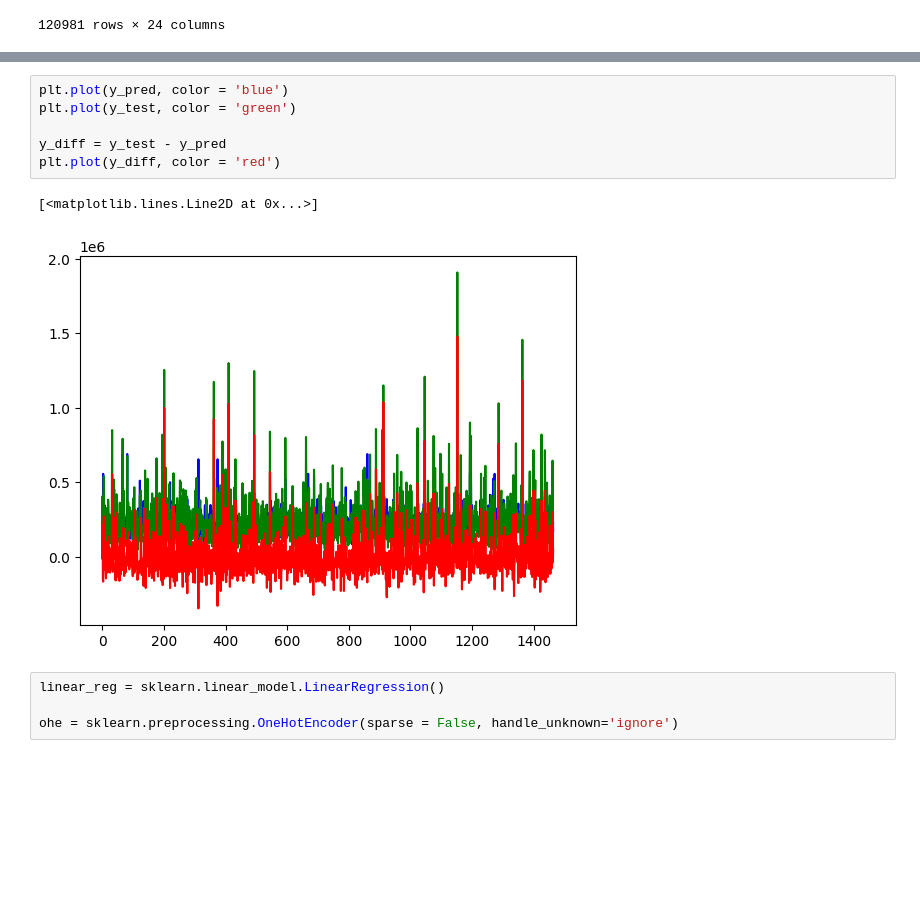
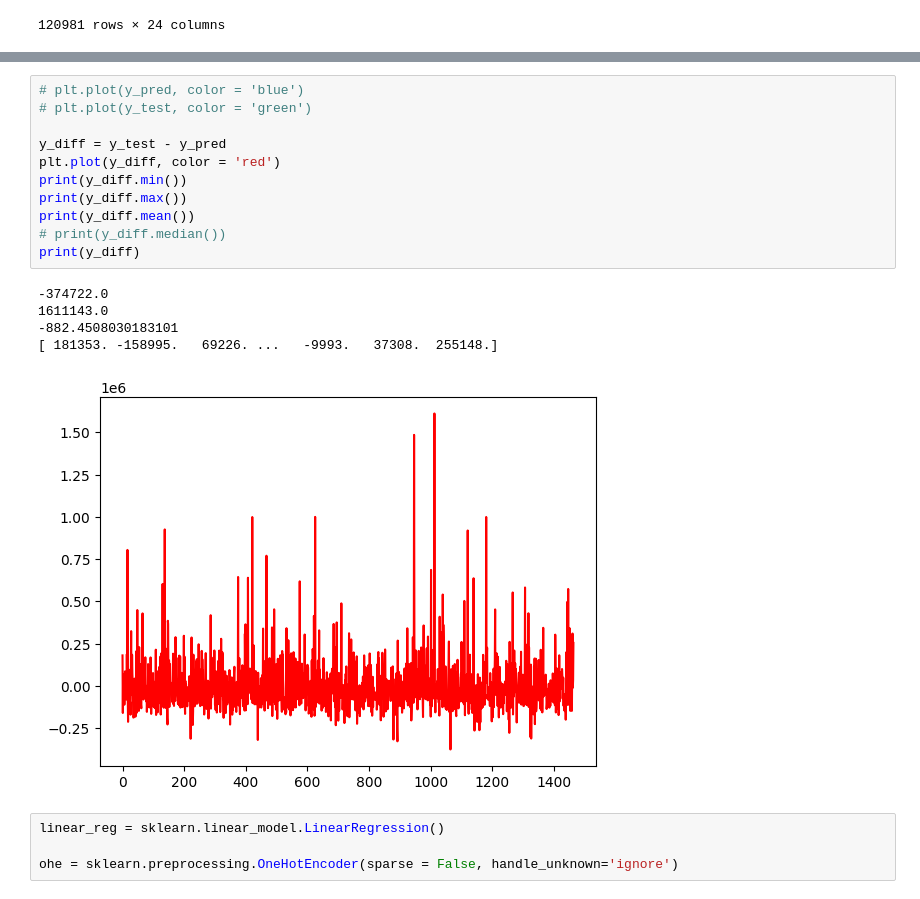
Before and after one commit to pmains/housing-permits, a Jupyter notebook: supervised2.ipynb, the cells around one changed output, grey strips where cells are left out. Drawn from its saved outputs; the diff is of its cells as text; blank space fills up the shorter version.

```diff
--- a/supervised2.ipynb
+++ b/supervised2.ipynb
@@ -107,12 +105,20 @@ NameError: name 'plt' is not defined
 # %%
-plt.plot(y_pred, color = 'blue')
-plt.plot(y_test, color = 'green')
+# plt.plot(y_pred, color = 'blue')
+# plt.plot(y_test, color = 'green')
 
 y_diff = y_test - y_pred
 plt.plot(y_diff, color = 'red')
+print(y_diff.min())
+print(y_diff.max())
+print(y_diff.mean())
+# print(y_diff.median())
+print(y_diff)
 # %% [output]
-[<matplotlib.lines.Line2D at 0x...>]
+-374722.0
+1611143.0
+-882.4508030183101
+[ 181353. -158995.   69226. ...   -9993.   37308.  255148.]
-[figure, old version]
+[figure, new version]
 # %%
 linear_reg = sklearn.linear_model.LinearRegression()
 
```
Also changed, not shown: parts of 4 cells of this notebook, 1 other file.
